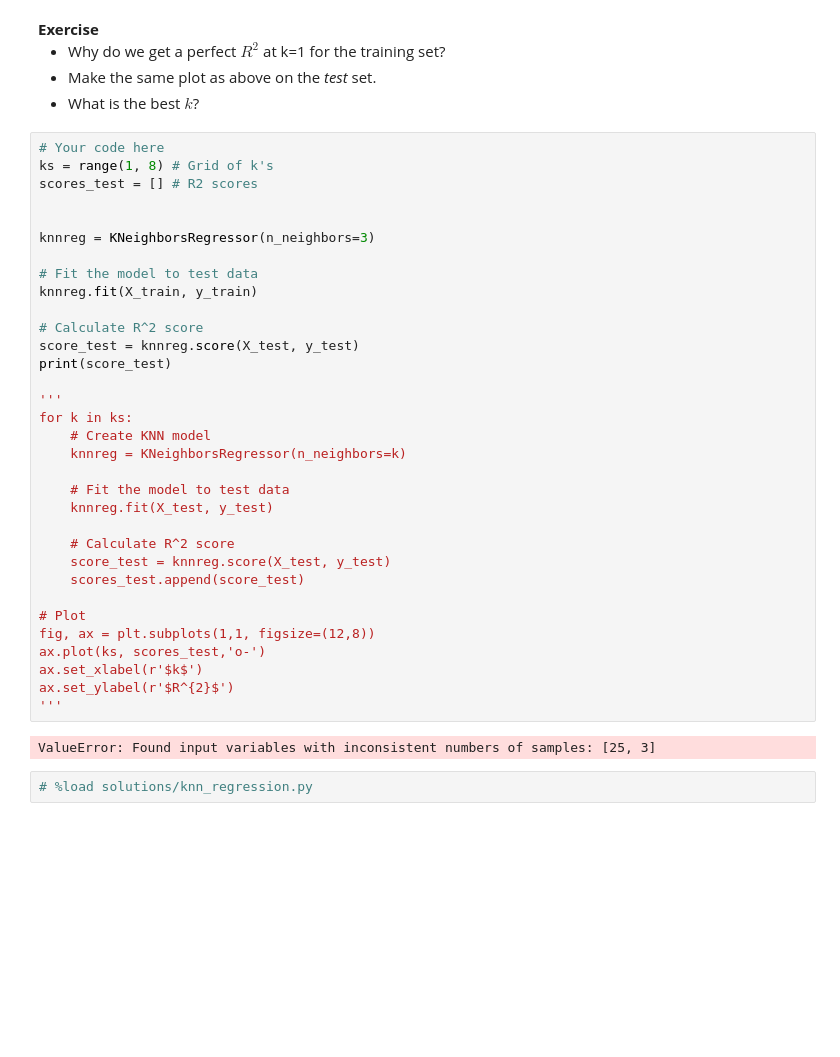
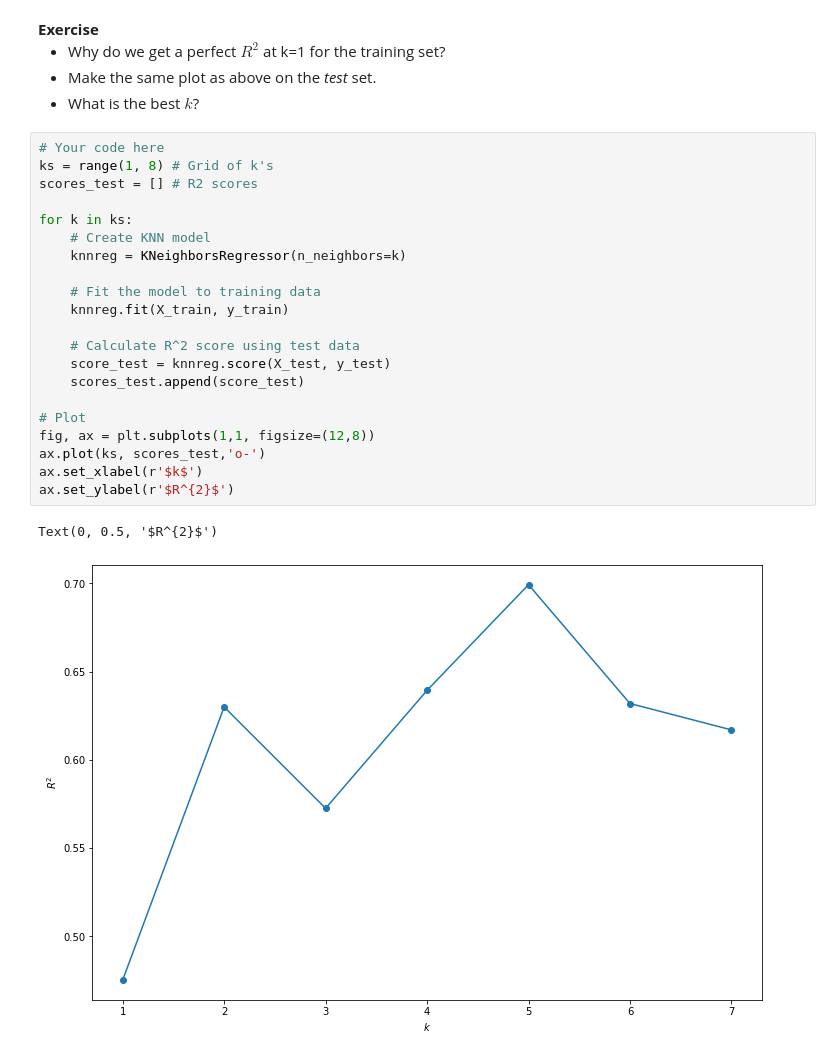
Before and after one commit to jamilla-az/2019-CS109A, a Jupyter notebook: content/labs/lab03/notebook/cs109a_lab3_kNN_SLR_matplot_JAZ.ipynb, the cells around one changed output. Saved outputs shown, nothing was run; the diff lists cells and outputs as text; blank space fills up the shorter version.

```diff
--- a/content/labs/lab03/notebook/cs109a_lab3_kNN_SLR_matplot_JAZ.ipynb
+++ b/content/labs/lab03/notebook/cs109a_lab3_kNN_SLR_matplot_JAZ.ipynb
@@ -1225,37 +1279,24 @@ Text(0, 0.5, '$R^{2}$')
 # %%
 # Your code here
 ks = range(1, 8) # Grid of k's
 scores_test = [] # R2 scores
 
-
-knnreg = KNeighborsRegressor(n_neighbors=3)
-
-# Fit the model to test data
-knnreg.fit(X_train, y_train)
-
-# Calculate R^2 score
-score_test = knnreg.score(X_test, y_test)
-print(score_test)
-
-'''
 for k in ks:
     # Create KNN model
     knnreg = KNeighborsRegressor(n_neighbors=k)
 
-    # Fit the model to test data
-    knnreg.fit(X_test, y_test)
+    # Fit the model to training data
+    knnreg.fit(X_train, y_train)
 
-    # Calculate R^2 score
+    # Calculate R^2 score using test data
     score_test = knnreg.score(X_test, y_test)
     scores_test.append(score_test)
 
 # Plot
 fig, ax = plt.subplots(1,1, figsize=(12,8))
 ax.plot(ks, scores_test,'o-')
 ax.set_xlabel(r'$k$')
 ax.set_ylabel(r'$R^{2}$')
-'''
 # %% [output]
-ValueError: Found input variables with inconsistent numbers of samples: [25, 3]
+Text(0, 0.5, '$R^{2}$')
+[figure, added]
-# %%
-# %load solutions/knn_regression.py
```
Also changed, not shown: parts of 21 cells of this notebook.
